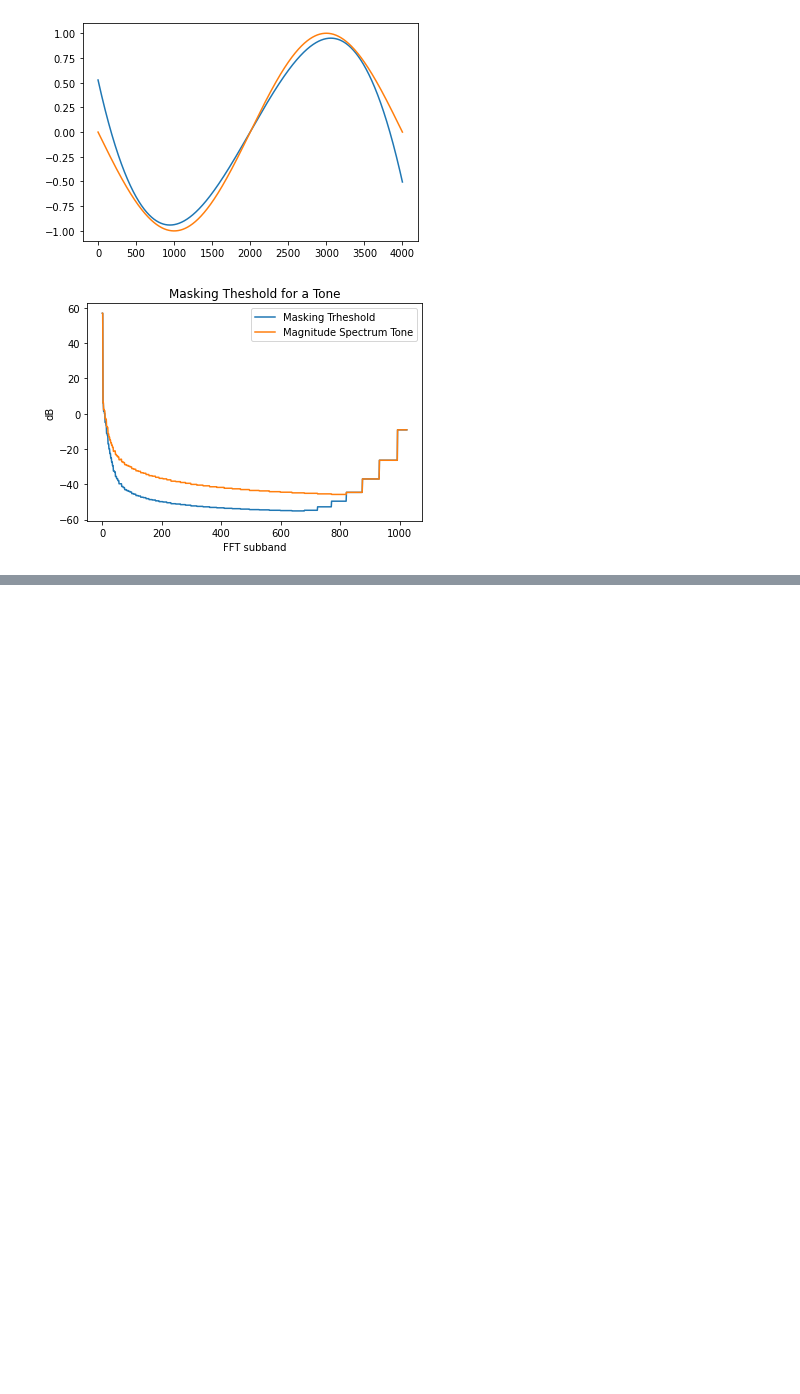
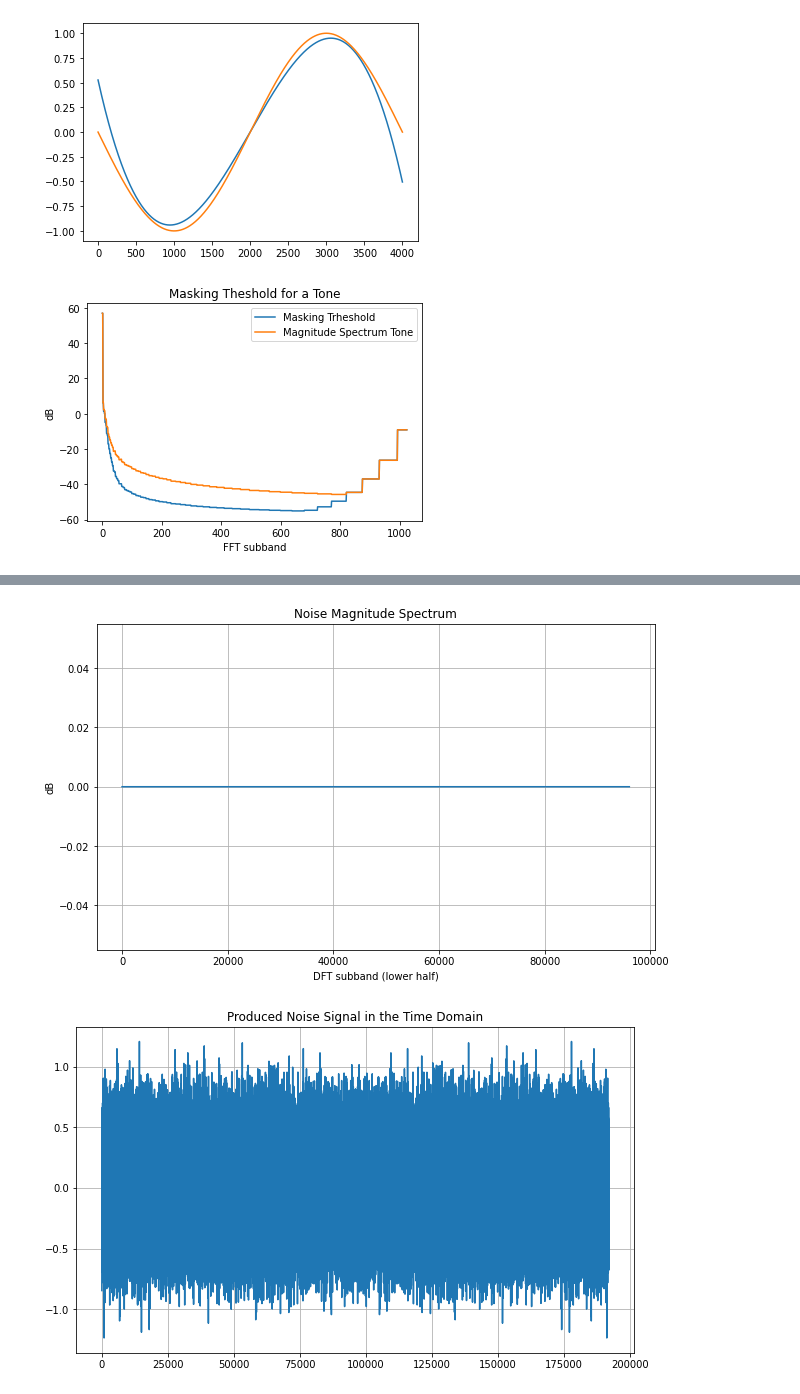
Before and after one commit to TUIlmenauAMS/AudioCoding_Tutorials, a Jupyter notebook: torch_psyacmodel.ipynb, the cells around one changed output, grey strips where cells are left out. Cells and saved outputs as stored; diff of their text form; code cells hidden in the pictures; blank space fills up the shorter version.

Commit message:
Add files via upload
updated with noise

```diff
--- a/torch_psyacmodel.ipynb
+++ b/torch_psyacmodel.ipynb
@@ -367,3 +379,43 @@ plt.ylabel("dB")
 plt.show()
 # %% [output]
 [figure]
+# %%
+from numpy.fft import fft, ifft
+def noisefromdBSpectrum(spec,fs):
+    #produces noise according to the dB spectrum given in spec
+    #Spectrum goes from frequency 0 up to Nyquist frequency
+    plt.figure(figsize=(10,6))
+    plt.plot(spec)
+    plt.xlabel('DFT subband (lower half)')
+    plt.ylabel('dB')
+    plt.title('Noise Magnitude Spectrum')
+    plt.grid()
+
+    specvoltage=10.0**(spec/20.0)
+
+    #produce 40 blocks of sound:
+
+    #Noise in the range of -1...+1, and Multiply noise with spectrum:
+    noisespec=specvoltage*(np.random.rand(len(specvoltage))-0.5)*2
+
+    #make spectrum symmetric for ifft:
+    #trick: Append zeros to fill up negative frequencies in upper half of DFT, then take real part of inverse transform:
+    noisespec=np.concatenate((noisespec, np.zeros(len(noisespec))))
+    noise_ifft=np.real(ifft(noisespec,norm='ortho'))
+    noise=noise_ifft
+
+    plt.figure(figsize=(10,6))
+    plt.plot(noise)
+    plt.title('Produced Noise Signal in the Time Domain')
+    plt.grid()
+    return (noise, fs)
+# %%
+fs=48000
+spec=np.ones(fs*2)*60.0
+spec=spec-60.0
+noise, fs = noisefromdBSpectrum(spec,fs)
+
+noise/=np.abs(noise).max()
+import IPython.display as ipd
+display(ipd.Audio(noise,rate=fs))
+# %% [output]
@@ -369,0 +423,2 @@ plt.show()
+[figure, added]
+[figure, added]
```
Also changed, not shown: parts of 4 cells of this notebook.
